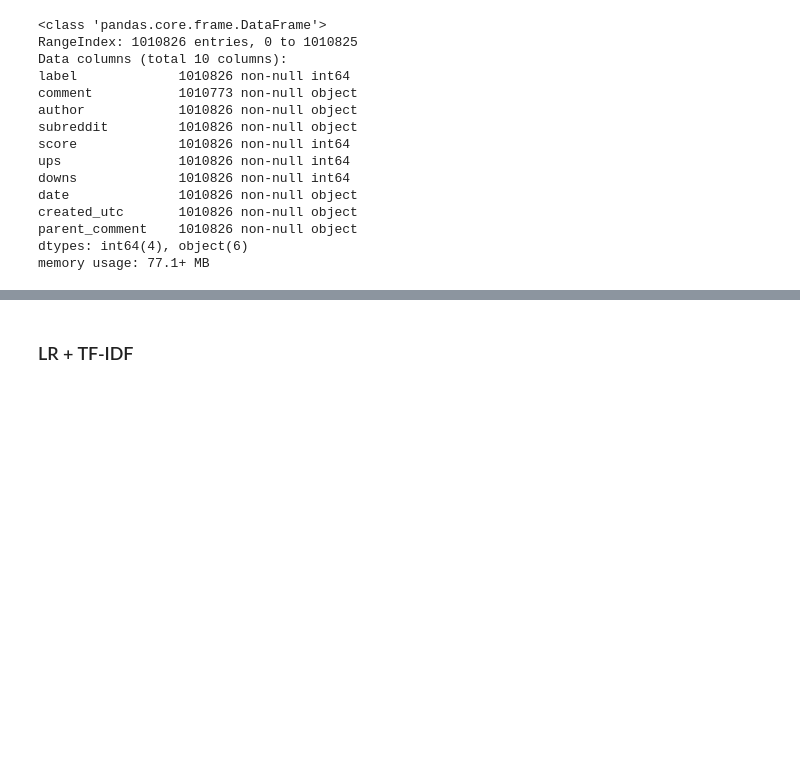
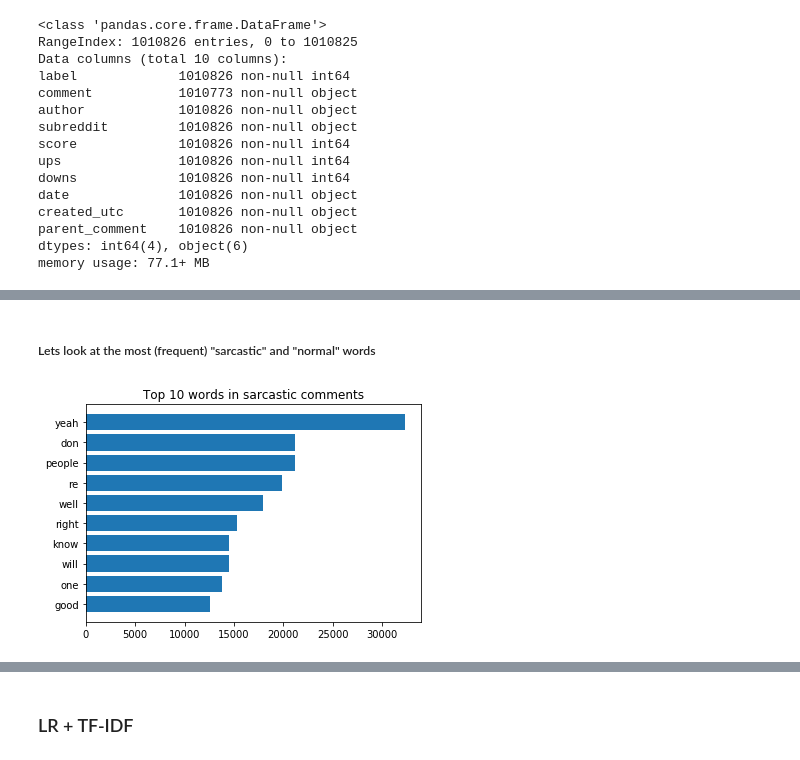
Before and after one commit to KovalevEvgeny/Sarcasm-Detection, a Jupyter notebook: final_notebook.ipynb, the cells around one changed output, grey strips where cells are left out. Cells and saved outputs as stored; diff of their text form; code cells hidden in the pictures; blank space fills up the shorter version.

```diff
--- a/final_notebook.ipynb
+++ b/final_notebook.ipynb
@@ -68,0 +192,2 @@ Name: label, dtype: int64
+# %% [markdown]
+##### Lets look at the most (frequent) "sarcastic" and "normal" words
@@ -68,0 +200,25 @@ Name: label, dtype: int64
+# %%
+sarcastic_tokens = smart_tokenization(preprocessing(train_df.loc[train_df['label'] == 1, 'comment'].values))
+normal_tokens = smart_tokenization(preprocessing(train_df.loc[train_df['label'] == 0, 'comment'].values))
+# %%
+def build_freq_vocab(tokens):
+    freq_dict = {}
+    for token in tokens:
+        if (len(token) > 1):
+            try:
+                freq_dict[token] += 1
+            except:
+                freq_dict[token] = 1
+    return freq_dict
+# %%
+sarcastic_dict = build_freq_vocab(sarcastic_tokens)
+normal_dict = build_freq_vocab(normal_tokens)
+# %%
+top_sarcastic = sorted(sarcastic_dict.items(), key=lambda x: x[1], reverse=True)[:10]
+top_normal = sorted(normal_dict.items(), key=lambda x: x[1], reverse=True)[:10]
+# %%
+plt.barh([(10-i) for i in range(10)], [i[1] for i in top_sarcastic])
+plt.yticks([(10-i) for i in range(10)], [i[0] for i in top_sarcastic]);
+plt.title("Top 10 words in sarcastic comments");
+# %% [output]
+[figure, added]
```
Also changed, not shown: parts of 62 cells of this notebook, 1 other file.
